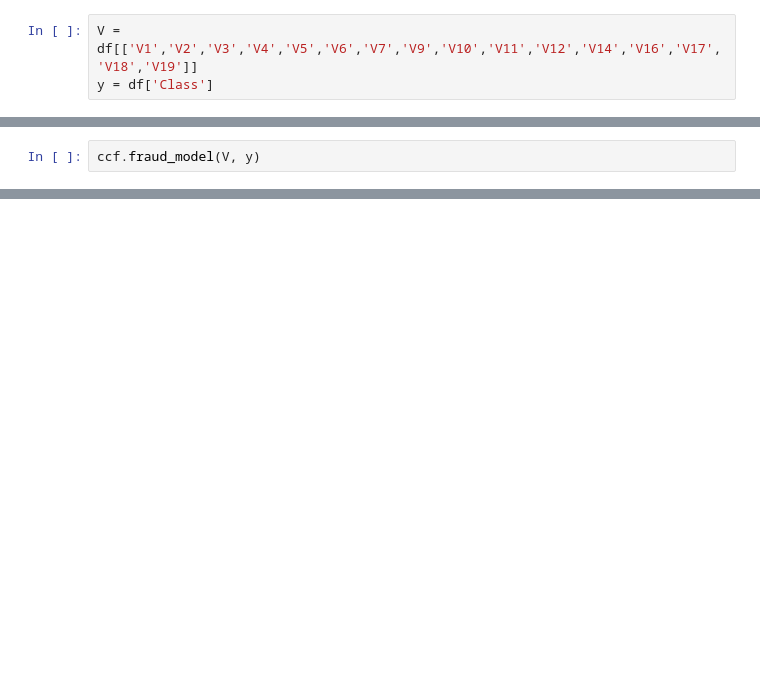
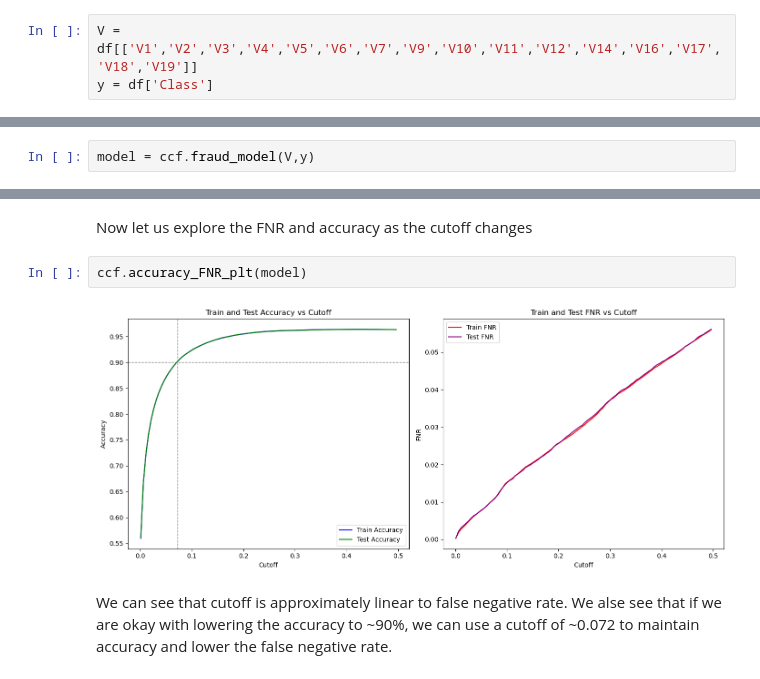
Before and after one commit to Branflakes333/Credit_Card_Fraud_Project, a Jupyter notebook: MATH_596_Project_Brandon_Miner_Konnor_Payne.ipynb, the cells around one changed output, grey strips where cells are left out. Cells and saved outputs as stored; diff of their text form; blank space fills up the shorter version.

```diff
--- a/MATH_596_Project_Brandon_Miner_Konnor_Payne.ipynb
+++ b/MATH_596_Project_Brandon_Miner_Konnor_Payne.ipynb
@@ -66,2 +83,2 @@ How we constructed our model starting with linear Regression to our final LASSO
 # %%
-ccf.fraud_model(V, y)
+model = ccf.fraud_model(V,y)
@@ -104,0 +117,8 @@ False negative rate: 2.5 %
+# %% [markdown]
+Now let us explore the FNR and accuracy as the cutoff changes
+# %%
+ccf.accuracy_FNR_plt(model)
+# %% [output]
+[figure, added]
+# %% [markdown]
+We can see that cutoff is approximately linear to false negative rate. We alse see that if we are okay with lowering the accuracy to ~90%, we can use a cutoff of ~0.072 to maintain accuracy and lower the false negative rate.
```
Also changed, not shown: parts of 32 cells of this notebook, 1 other file.
